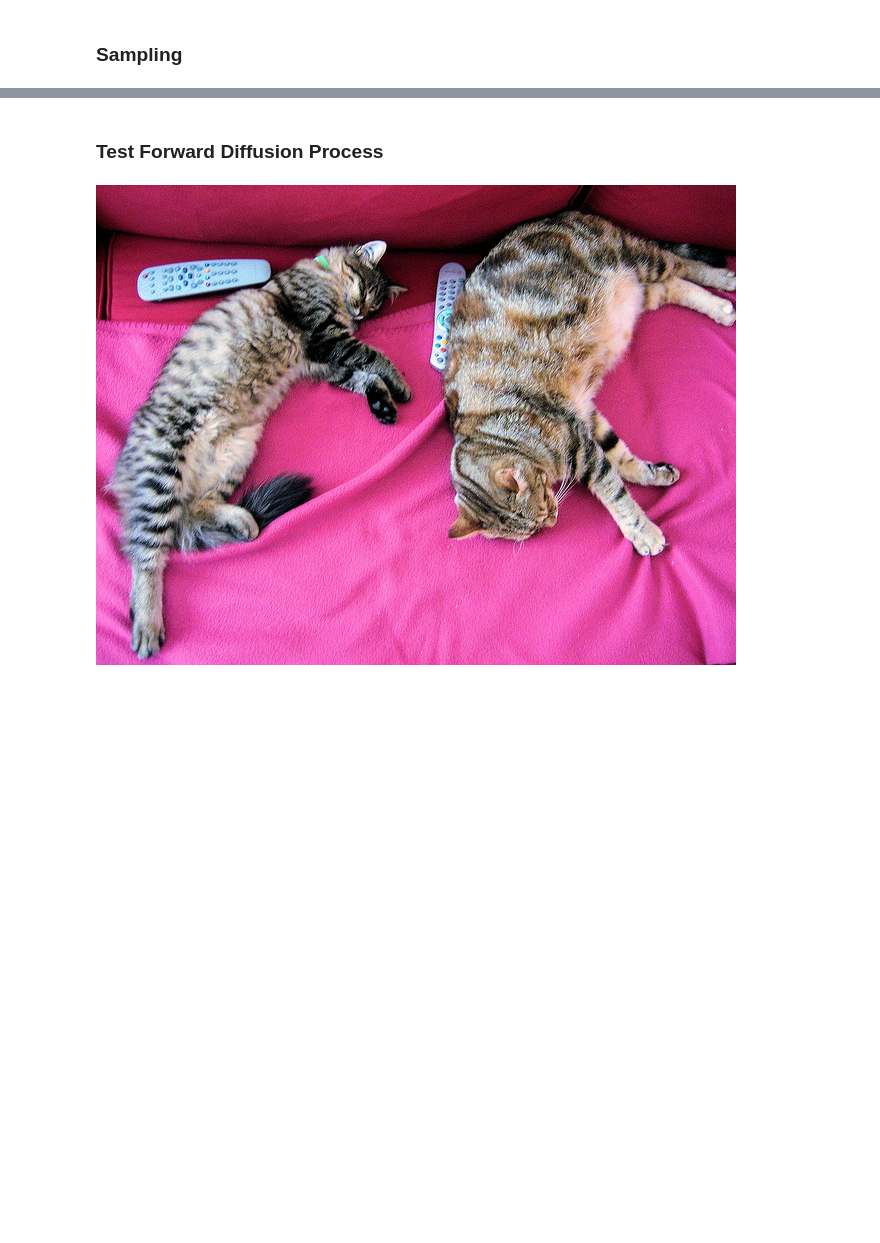
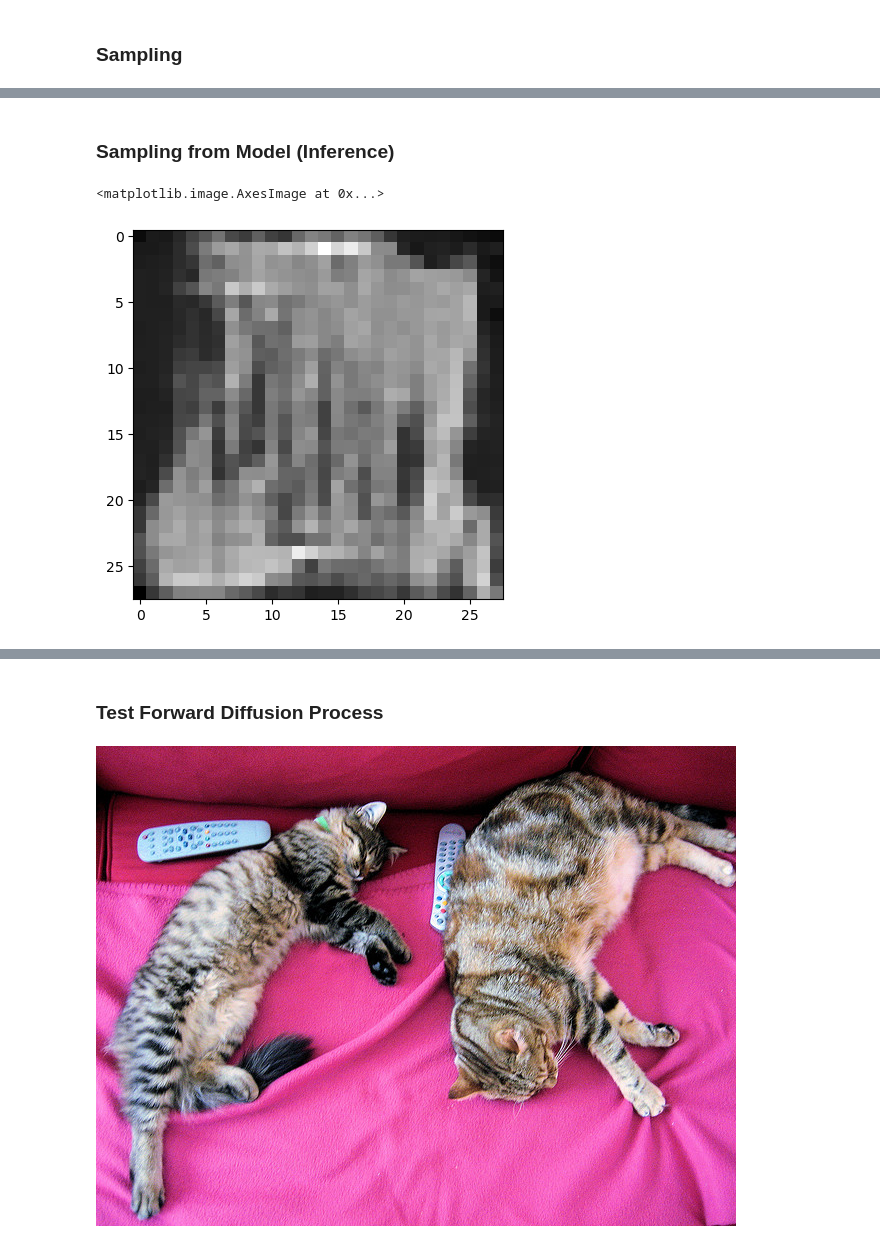
Before and after one commit to EdoardoGiancarli/LearningCodedMasks, a Jupyter notebook: SparkLab/demo_DDPM.ipynb, the cells around one changed output, grey strips where cells are left out. Drawn from its saved outputs; the diff is of its cells as text; code cells hidden in the pictures; blank space fills up the shorter version.

Commit message:
demo DDPM implementation - end

```diff
--- a/SparkLab/demo_DDPM.ipynb
+++ b/SparkLab/demo_DDPM.ipynb
@@ -107,7 +107,7 @@ class ResnetBlock(nn.Module):
 
     def forward(self, x: Tensor, time_emb: Tensor | None = None) -> Tensor:
         h = self.block1(x)
-        if all((self.mlp, time_emb)):
+        if all(map(lambda x: x is not None, (self.mlp, time_emb))):
             condition = self.mlp(time_emb)
             h += condition[..., None, None]
         h = self.block2(h)
@@ -142,7 +142,7 @@ class ConvNextBlock(nn.Module):
 
     def forward(self, x: Tensor, time_emb: Tensor | None = None) -> Tensor:
         h = self.ds_conv(x)
-        if all((self.mlp, time_emb)):
+        if all(map(lambda x: x is not None, (self.mlp, time_emb))):
             condition = self.mlp(time_emb)
             h += condition[..., None, None]
         h = self.net(h)
@@ -422,10 +422,14 @@ def p_losses(
 # %%
 from torch.utils.data import DataLoader
 from torchvision import transforms as ts
-from torchvision.datasets import MNIST
+from torchvision.datasets import FashionMNIST
 from torchvision.transforms import Compose
 
 import spark as sp
+
+
+# use seed for reproducability
+torch.manual_seed(0)
 
 # basepath: str = '/home/edoardo/Desktop/MockDataForDMs'
 basepath: str = '/mnt/d/MockDataForDMs'
@@ -439,7 +443,8 @@ PREPROCESSING: Compose = ts.Compose(
     ]
 )
 BATCH_SIZE: int = 128
-VALID_SIZE: float = 0.3
+VALID_SIZE: float = 0.05
+CHANNELS: int = 1
 
-mnist = MNIST(root=f'{basepath}/MNIST', train=False, transform=PREPROCESSING, download=False)
+mnist = FashionMNIST(root=f'{basepath}/FashionMNIST', train=False, transform=PREPROCESSING, download=False)
 train_dl, valid_dl = sp.get_dataloaders(mnist, BATCH_SIZE, VALID_SIZE)
@@ -447,0 +505,13 @@ train_dl, valid_dl = sp.get_dataloaders(mnist, BATCH_SIZE, VALID_SIZE)
+# %%
+from torch.optim import Adam
+
+device = "cuda" if torch.cuda.is_available() else "cpu"
+
+ddpm_model = Unet(
+    dim=IMG_SIZE,
+    channels=CHANNELS,
+    dim_mults=(1, 2, 4,)
+)
+n_params = sum(p.numel() for p in ddpm_model.parameters())
+print(f'## Model parameters: {n_params}.')
+# print(ddpm_model)
@@ -447,0 +520,6 @@ train_dl, valid_dl = sp.get_dataloaders(mnist, BATCH_SIZE, VALID_SIZE)
+# %%
+from pathlib import Path
+
+results_folder = Path(f'{basepath}/DDPM_demo_results')
+results_folder.mkdir(exist_ok = True)
+save_and_sample_every = 50
@@ -447,0 +587,12 @@ train_dl, valid_dl = sp.get_dataloaders(mnist, BATCH_SIZE, VALID_SIZE)
+# %% [markdown]
+### **Sampling from Model (Inference)**
+# %%
+# sample 64 images
+samples = sample(ddpm_model, image_size=IMG_SIZE, batch_size=64, channels=CHANNELS)
+
+# show a random one
+random_index = 5
+plt.imshow(samples[-1][random_index].reshape(IMG_SIZE, IMG_SIZE, CHANNELS), cmap="gray")
+# %% [output]
+<matplotlib.image.AxesImage at 0x...>
+[figure, added]
```
Also changed, not shown: parts of 8 cells of this notebook.
